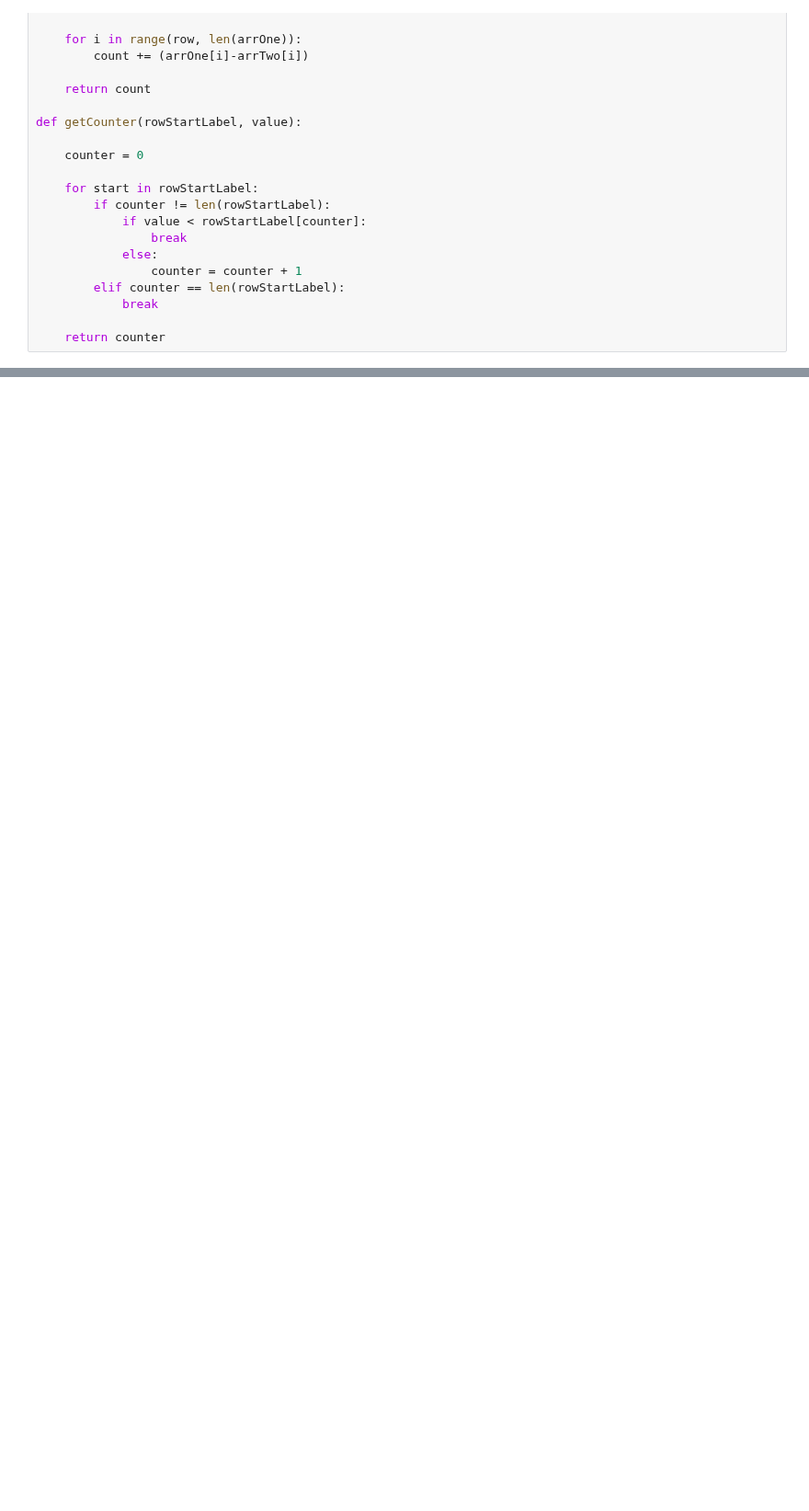
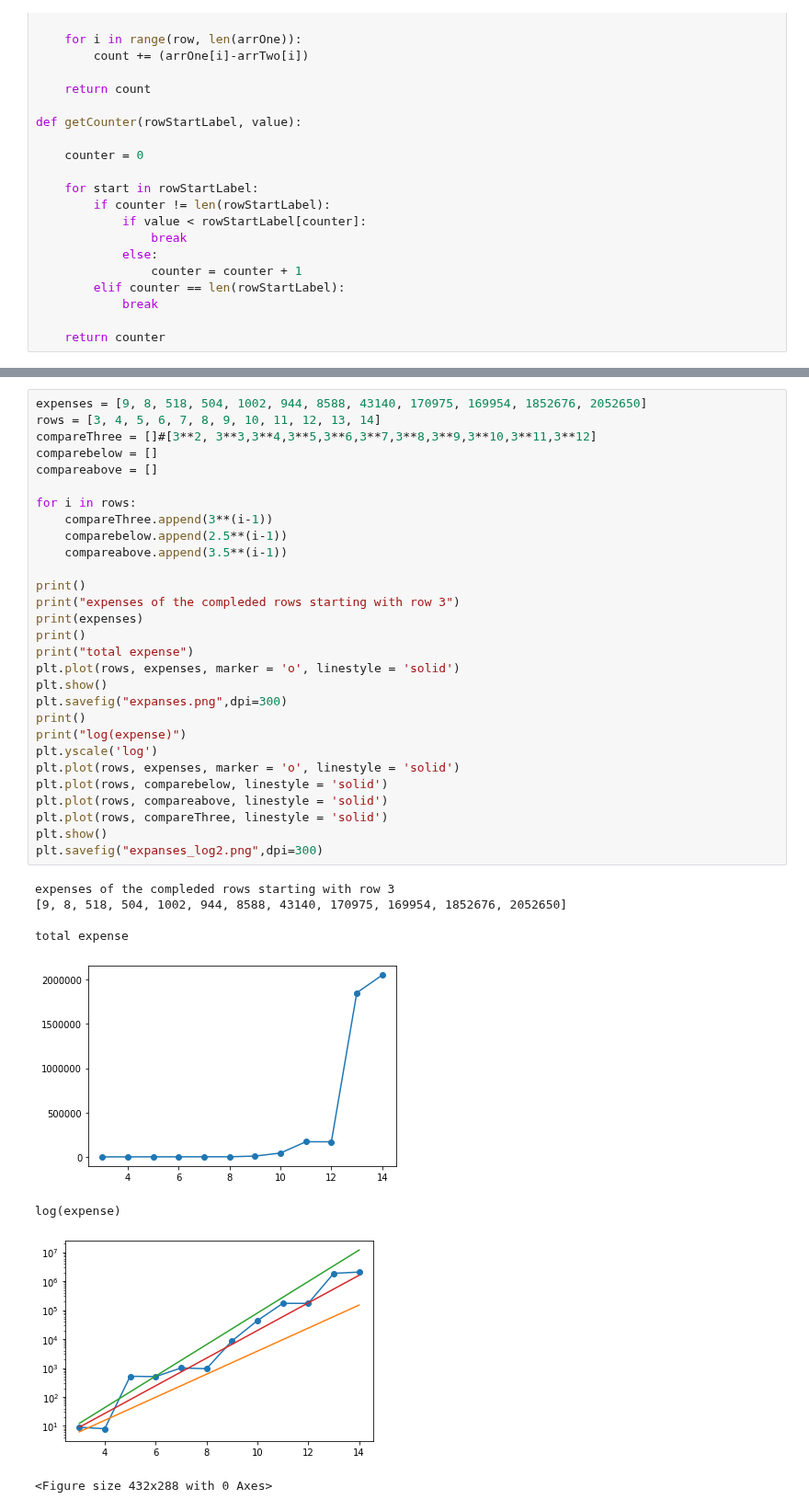
Before and after one commit to Sultanow/collatz, a Jupyter notebook: 01 Graph Theory/Python/notebook/aberkane_tree_networkx_expense.ipynb, the cells around one changed output, grey strips where cells are left out. Shown at 92% size. Saved outputs shown, nothing was run; the diff lists cells and outputs as text; blank space fills up the shorter version.

Commit message:
expense py file

```diff
--- a/01 Graph Theory/Python/notebook/aberkane_tree_networkx_expense.ipynb
+++ b/01 Graph Theory/Python/notebook/aberkane_tree_networkx_expense.ipynb
@@ -277,0 +269,38 @@ difference
+# %%
+expenses = [9, 8, 518, 504, 1002, 944, 8588, 43140, 170975, 169954, 1852676, 2052650]
+rows = [3, 4, 5, 6, 7, 8, 9, 10, 11, 12, 13, 14]
+compareThree = []#[3**2, 3**3,3**4,3**5,3**6,3**7,3**8,3**9,3**10,3**11,3**12]
+comparebelow = []
+compareabove = []
+
+for i in rows:
+    compareThree.append(3**(i-1))
+    comparebelow.append(2.5**(i-1))
+    compareabove.append(3.5**(i-1))
+
+print()
+print("expenses of the compleded rows starting with row 3")
+print(expenses)
+print()
+print("total expense")
+plt.plot(rows, expenses, marker = 'o', linestyle = 'solid')
+plt.show()
+plt.savefig("expanses.png",dpi=300)
+print()
+print("log(expense)")
+plt.yscale('log')
+plt.plot(rows, expenses, marker = 'o', linestyle = 'solid')
+plt.plot(rows, comparebelow, linestyle = 'solid')
+plt.plot(rows, compareabove, linestyle = 'solid')
+plt.plot(rows, compareThree, linestyle = 'solid')
+plt.show()
+plt.savefig("expanses_log2.png",dpi=300)
+# %% [output]
+expenses of the compleded rows starting with row 3
+[9, 8, 518, 504, 1002, 944, 8588, 43140, 170975, 169954, 1852676, 2052650]
+
+total expense
+[figure, added]
+log(expense)
+[figure, added]
+<Figure size 432x288 with 0 Axes>
```
Also changed, not shown: parts of 1 cell of this notebook.
